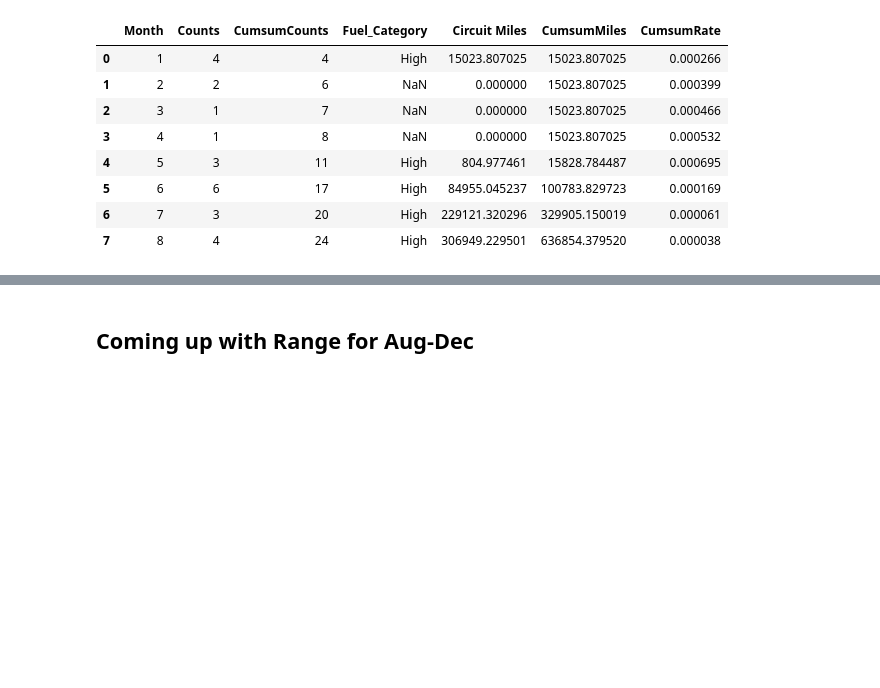
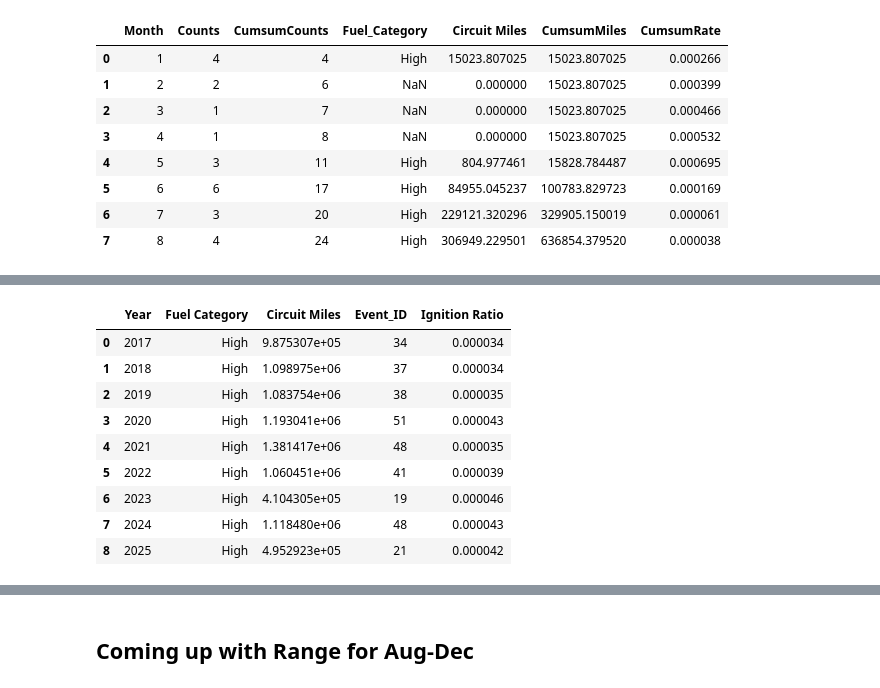
Before and after one commit to charliet202020/Ignition-Goal-Setting-Github, a Jupyter notebook: Circuit_Level_Analysis_Distribution_Only.ipynb, the cells around one changed output, grey strips where cells are left out. Saved outputs shown, nothing was run; the diff lists cells and outputs as text; code cells hidden in the pictures; blank space fills up the shorter version.

```diff
--- a/Circuit_Level_Analysis_Distribution_Only.ipynb
+++ b/Circuit_Level_Analysis_Distribution_Only.ipynb
@@ -551,0 +551,87 @@ ignitions_2025_grouped
+# %%
+# determine fuel_var to use
+ads_agg = 'mean_max'
+fuel_var = f'{ads_agg}_fpi_2.0_tdd_fuels_index'
+ads_agg2 = 'max_max'
+wind_var = f'{ads_agg2}_lfpw_using_dew_point_depression'
+# create a copy of the distribution data
+res_df = distribution_data[['Date','Year','id',fuel_var,]].copy()
+# rename id column to Circuit Name
+res_df.rename(columns={'id': 'Circuit Name'}, inplace=True)
+# # create another dataframe for the forecast data
+# res_df_forecast = dist_df_forecast_agg[['Date', 'Circuit', 'FuelsIndex_max_FPI2',]].copy()
+# # create a year column
+# res_df_forecast['Year'] = pd.to_datetime(res_df_forecast['Date']).dt.year
+# # rename the column
+# res_df_forecast.rename(columns={'Circuit': 'Circuit Name', 'FuelsIndex_max_FPI2': fuel_var,}, inplace=True)
+# print(res_df_forecast.columns)
+# print(res_df.columns)
+# # concat the dataframes
+# res_df = pd.concat([res_df, res_df_forecast], ignore_index=True)
+# # sort by Circuit Name and Date
+# res_df.sort_values(by=['Circuit Name', 'Date'], inplace=True)
+# create a new column called adjusted fuel_var
+# use the rolling mean of the fuel_var over a 14-day window
+res_df[f'{fuel_var}_rolling'] = res_df[fuel_var].rolling(window=14, min_periods=1).mean()
+# merge with circuitlengths_map
+res_df = res_df.merge(circuitlengths_map, on='Circuit Name', how='left')
+# # filter for only 2019-2024 data
+# res_df = res_df[res_df['Year'].between(2017, 2024)]
+# drop the na Circuit Miles
+res_df = res_df[res_df['Circuit Miles'].notna()]
+# categorize fuel_var into above and below 0.7
+fuel_val = 0.85
+# create a second fuel_val for accounting wind
+fuel_val2 = fuel_val
+wind_val = 0
+res_df['Fuel Category'] = np.where((res_df[fuel_var] >= fuel_val), f'High', 'Low')
+# # save a temporary file for Dashboard to use
+# res_df.to_csv("CircuitLevelData/CircuitData_Dashboard.csv",index=False)
+# set fuel category based on rolling mean
+res_df['Fuel Category 2'] = np.where((res_df[f'{fuel_var}_rolling'] >= fuel_val), f'High', 'Low')
+# aggregate by Year and Fuel Category
+res_df = res_df.groupby(['Year', 'Fuel Category']).agg({'Circuit Miles': 'sum'}).reset_index()
+# only keep the high fuel category
+res_df = res_df[res_df['Fuel Category'] == 'High']
+# merge with ignitions data
+res_df = res_df.merge(ignitions, on='Year', how='left')
+# # locate where Year is 2019 and change Event_ID to 41
+# res_df.loc[res_df['Year'] == 2019, 'Event_ID'] = 41
+# locate where Year is 2020 and change Event_ID to 51
+res_df.loc[res_df['Year'] == 2020, 'Event_ID'] = 51
+# locate where Year is 2024 and change Event_ID to 48
+res_df.loc[res_df['Year'] == 2024, 'Event_ID'] = 48
+# # locate where year is 2025 and change event_id to 21
+# res_df.loc[res_df['Year'] == 2025, 'Event_ID'] = 21
+# get the ratio by dividing Event_ID by Circuit Miles
+res_df['Ignition Ratio'] = res_df['Event_ID'] / res_df['Circuit Miles']
+
+# create another dataframe for the forecast data
+res_df_forecast = dist_df_forecast_agg[['Date', 'Circuit', 'FuelsIndex_max_FPI2', 'Circuit Miles']].copy()
+# create a year column
+res_df_forecast['Year'] = pd.to_datetime(res_df_forecast['Date']).dt.year
+# categorize fuel_var into above and below 0.7
+res_df_forecast['Fuel Category'] = np.where((res_df_forecast['FuelsIndex_max_FPI2'] >= fuel_val), f'High', 'Low')
+# aggregate by Year and Fuel Category
+res_df_forecast = res_df_forecast.groupby(['Year', 'Fuel Category']).agg({'Circuit Miles': 'sum',}).reset_index()
+# filter for High fuel category
+res_df_forecast = res_df_forecast[res_df_forecast['Fuel Category'] == 'High']
+# merge with ignitions data
+res_df_forecast = res_df_forecast.merge(ignitions, on='Year', how='left')
+# get the ratio by dividing Event_ID by Circuit Miles
+res_df_forecast['Ignition Ratio'] = res_df_forecast['Event_ID'] / res_df_forecast['Circuit Miles']
+
+# combine the two dataframes
+res_df = pd.concat([res_df, res_df_forecast], ignore_index=True)
+res_df
+# %% [output]
+|  | Year | Fuel Category | Circuit Miles | Event_ID | Ignition Ratio |
+| 0 | 2017 | High | 9.875307e+05 | 34 | 0.000034 |
+| 1 | 2018 | High | 1.098975e+06 | 37 | 0.000034 |
+| 2 | 2019 | High | 1.083754e+06 | 38 | 0.000035 |
+| 3 | 2020 | High | 1.193041e+06 | 51 | 0.000043 |
+| 4 | 2021 | High | 1.381417e+06 | 48 | 0.000035 |
+| 5 | 2022 | High | 1.060451e+06 | 41 | 0.000039 |
+| 6 | 2023 | High | 4.104305e+05 | 19 | 0.000046 |
+| 7 | 2024 | High | 1.118480e+06 | 48 | 0.000043 |
+| 8 | 2025 | High | 4.952923e+05 | 21 | 0.000042 |
```
Also changed, not shown: parts of 14 cells of this notebook.
